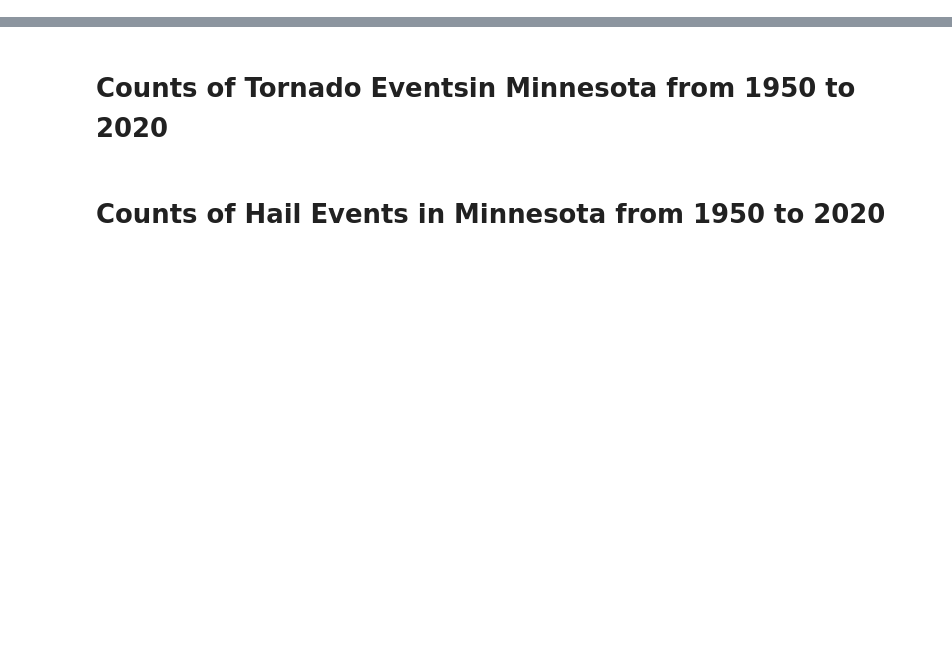
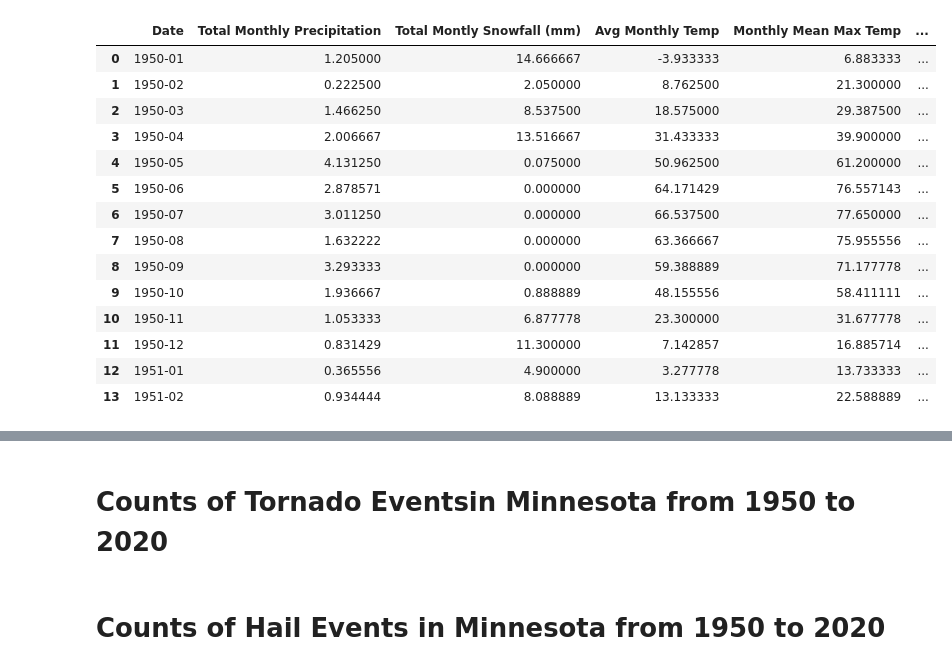
Before and after one commit to emilyfrels/project-1, a Jupyter notebook: analysis.ipynb, the cells around one changed output, grey strips where cells are left out. Saved outputs shown, nothing was run; the diff lists cells and outputs as text; code cells hidden in the pictures; blank space fills up the shorter version.

```diff
--- a/analysis.ipynb
+++ b/analysis.ipynb
@@ -211,0 +280,18 @@ stats.chisquare(y_axis, Control_list)
+# %%
+temp_comb_df.head(14)
+# %% [output]
+|  | Date | Total Monthly Precipitation | Total Montly Snowfall (mm) | Avg Monthly Temp | Monthly Mean Max Temp | ... |
+| 0 | 1950-01 | 1.205000 | 14.666667 | -3.933333 | 6.883333 | ... |
+| 1 | 1950-02 | 0.222500 | 2.050000 | 8.762500 | 21.300000 | ... |
+| 2 | 1950-03 | 1.466250 | 8.537500 | 18.575000 | 29.387500 | ... |
+| 3 | 1950-04 | 2.006667 | 13.516667 | 31.433333 | 39.900000 | ... |
+| 4 | 1950-05 | 4.131250 | 0.075000 | 50.962500 | 61.200000 | ... |
+| 5 | 1950-06 | 2.878571 | 0.000000 | 64.171429 | 76.557143 | ... |
+| 6 | 1950-07 | 3.011250 | 0.000000 | 66.537500 | 77.650000 | ... |
+| 7 | 1950-08 | 1.632222 | 0.000000 | 63.366667 | 75.955556 | ... |
+| 8 | 1950-09 | 3.293333 | 0.000000 | 59.388889 | 71.177778 | ... |
+| 9 | 1950-10 | 1.936667 | 0.888889 | 48.155556 | 58.411111 | ... |
+| 10 | 1950-11 | 1.053333 | 6.877778 | 23.300000 | 31.677778 | ... |
+| 11 | 1950-12 | 0.831429 | 11.300000 | 7.142857 | 16.885714 | ... |
+| 12 | 1951-01 | 0.365556 | 4.900000 | 3.277778 | 13.733333 | ... |
+| 13 | 1951-02 | 0.934444 | 8.088889 | 13.133333 | 22.588889 | ... |
```
Also changed, not shown: parts of 15 cells of this notebook.
